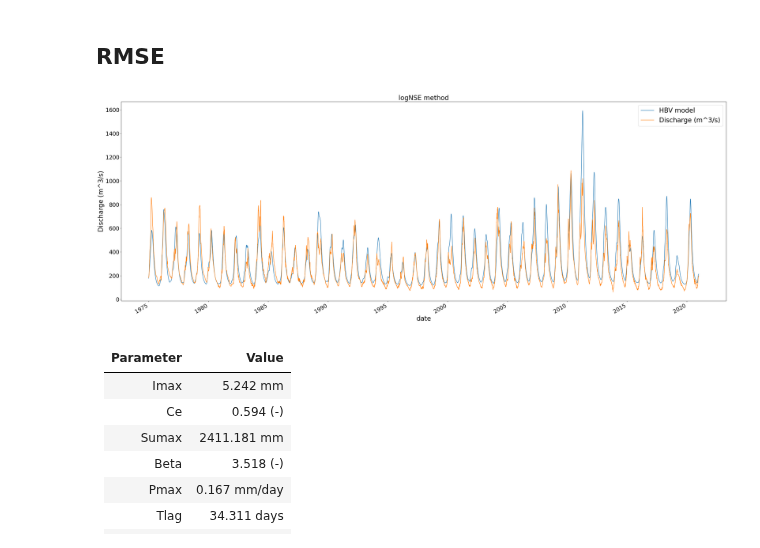
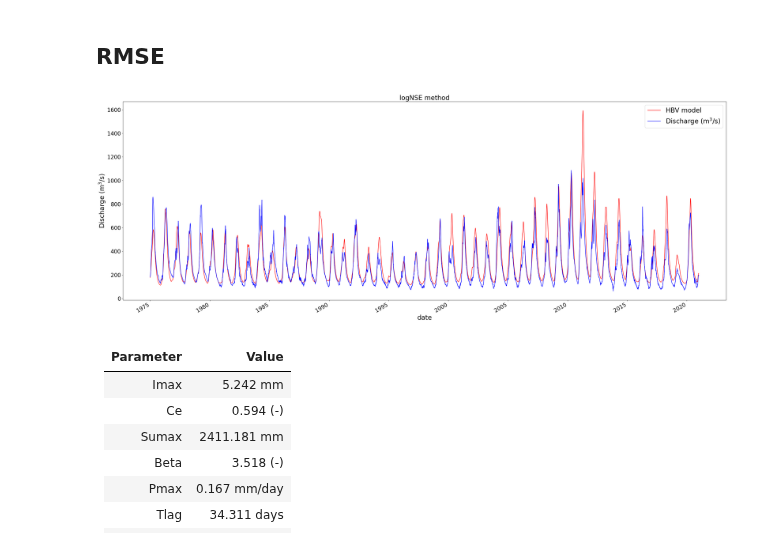
Before and after one commit to eWaterCycle/projects, a Jupyter notebook: book/thesis_projects/BSc/2026_Q4_BeauBuijtenhuijs_CEG/Report/z_Appendix_A.ipynb, the cells around one changed output. Cells and saved outputs as stored; diff of their text form; code cells hidden in the pictures.

```diff
--- a/book/thesis_projects/BSc/2026_Q4_BeauBuijtenhuijs_CEG/Report/z_Appendix_A.ipynb
+++ b/book/thesis_projects/BSc/2026_Q4_BeauBuijtenhuijs_CEG/Report/z_Appendix_A.ipynb
@@ -51,7 +51,7 @@ calibration_end_date = "2010-12-31T00:00:00Z"
 data = pd.read_csv(Path.home() / "BEP-beau/book/thesis_projects/BSc/2026_Q4_BeauBuijtenhuijs_CEG/Data/mohembo_daily_water_discharge_data.csv",
                    index_col='date', parse_dates=True, dayfirst=True)
 data_daily = data.resample('D').interpolate()
-data_daily.columns = ['Discharge (m^3/s)']
+data_daily.columns = ['Discharge (m$^3$/s)']
 data_daily = data_daily[~data_daily.index.year.isin([1974, 2021])]
 
 #The model returns data in mm/day, while observed data is in m^3/s
@@ -241,7 +240,7 @@ for ensembleMember in ensemble:
     discharge_dataframe = pd.DataFrame({'model output': Q_m}, index=pd.to_datetime(time))
 
     #Calculating fit using the logNSE function
-    logNSE_value = logNSE(discharge_dataframe['model output'], data_daily['Discharge (m^3/s)'],
+    logNSE_value = logNSE(discharge_dataframe['model output'], data_daily['Discharge (m$^3$/s)'],
                           calibration_start_date, calibration_end_date)
     logNSE_values.append(logNSE_value)
 
@@ -284,18 +283,17 @@ fig, ax = plt.subplots(figsize=(40, 15))
 plt.xticks(fontsize=20)
 plt.yticks(fontsize=20)
 ax.set_xlabel("Date", fontsize=24)
-ax.set_ylabel("Discharge (m^3/s)", fontsize=24)
-Q_model_pd['1975'::].plot(ax=ax)
-data_daily.plot(ax=ax)
+ax.set_ylabel("Discharge (m$^3$/s)", fontsize=24)
+Q_model_pd['1975'::].plot(ax=ax, color='red')
+data_daily.plot(ax=ax, color='blue')
 plt.legend(fontsize=24)
-plt.title('logNSE method', fontsize=24)
-plt.ylabel("Discharge (m^3/s)");
+plt.title('logNSE method', fontsize=24);
 
 #Calculating logNSE value for calibration period, validation period and whole timeframe
-logNSE_value_calibration = logNSE(Q_model_pd, data_daily['Discharge (m^3/s)'],
+logNSE_value_calibration = logNSE(Q_model_pd, data_daily['Discharge (m$^3$/s)'],
                           "1975-01-01T00:00:00Z", "2010-12-31T00:00:00Z")
-logNSE_value_validation = logNSE(Q_model_pd, data_daily['Discharge (m^3/s)'],
+logNSE_value_validation = logNSE(Q_model_pd, data_daily['Discharge (m$^3$/s)'],
                           "2010-01-01T00:00:00Z", "2020-12-31T00:00:00Z")
-logNSE_value_whole_timeframe = logNSE(Q_model_pd, data_daily['Discharge (m^3/s)'],
+logNSE_value_whole_timeframe = logNSE(Q_model_pd, data_daily['Discharge (m$^3$/s)'],
                           "1975-01-01T00:00:00Z", "2020-12-31T00:00:00Z")
 # %% [output]
@@ -367,7 +365,7 @@ for ensembleMember in ensemble:
     discharge_dataframe = pd.DataFrame({'model output': Q_m}, index=pd.to_datetime(time))
 
     #Calculating fit using the RMSE function
-    RMSE_value = RMSE(discharge_dataframe['model output'], data_daily['Discharge (m^3/s)'],
+    RMSE_value = RMSE(discharge_dataframe['model output'], data_daily['Discharge (m$^3$/s)'],
                           calibration_start_date, calibration_end_date)
     RMSE_values.append(RMSE_value)
 
@@ -390,42 +388,41 @@ s_0 = np.array([0,  100,  0,  5,  0])
 model = ewatercycle.models.HBV(forcing=ERA5_forcing)
 config_file, _ = model.setup(parameters=best_parameters, initial_storage=s_0)
 model.initialize(config_file)
 
 Q_m = []
 time = []
 while model.time < model.end_time:
     model.update()
     Q_m.append(model.get_value("Q")[0])
     time.append(pd.Timestamp(model.time_as_datetime))
 
 model.finalize()
 model_output = pd.Series(data=Q_m, name="Modelled_discharge", index=time)
 
 #Converting data from mm/day to m^3/s
 Q_model = mmday_to_m3s(model_output.values, Area_km2)
 Q_model_pd = pd.Series(Q_model, index=model_output.index, name="HBV model")
 
 #Plotting results
 fig, ax = plt.subplots(figsize=(40, 15))
 plt.xticks(fontsize=20)
 plt.yticks(fontsize=20)
 ax.set_xlabel("Date", fontsize=24)
-ax.set_ylabel("Discharge (m^3/s)", fontsize=24)
-Q_model_pd['1975'::].plot(ax=ax)
-data_daily.plot(ax=ax)
+ax.set_ylabel("Discharge (m$^3$/s)", fontsize=24)
+Q_model_pd['1975'::].plot(ax=ax, color='red')
+data_daily.plot(ax=ax, color='blue')
 plt.legend(fontsize=24)
-plt.title('logNSE method', fontsize=24)
-plt.ylabel("Discharge (m^3/s)");
+plt.title('logNSE method', fontsize=24);
 
 #Calculating RMSE value for calibration period, validation period and whole timeframe
-RMSE_value_calibration = RMSE(Q_model_pd, data_daily['Discharge (m^3/s)'],
+RMSE_value_calibration = RMSE(Q_model_pd, data_daily['Discharge (m$^3$/s)'],
                           "1975-01-01T00:00:00Z", "2010-12-31T00:00:00Z")
-RMSE_value_validation = RMSE(Q_model_pd, data_daily['Discharge (m^3/s)'],
+RMSE_value_validation = RMSE(Q_model_pd, data_daily['Discharge (m$^3$/s)'],
                           "2010-01-01T00:00:00Z", "2020-12-31T00:00:00Z")
-RMSE_value_whole_timeframe = RMSE(Q_model_pd, data_daily['Discharge (m^3/s)'],
+RMSE_value_whole_timeframe = RMSE(Q_model_pd, data_daily['Discharge (m$^3$/s)'],
                           "1975-01-01T00:00:00Z", "2020-12-31T00:00:00Z")
 # %% [output]
-[figure, old version]
+[figure, new version]
 # %% [markdown]
 |**Parameter**            |**Value**                 |
 |-------------------------|--------------------------|
```
Also changed, not shown: parts of 3 cells of this notebook, 3 other files.
